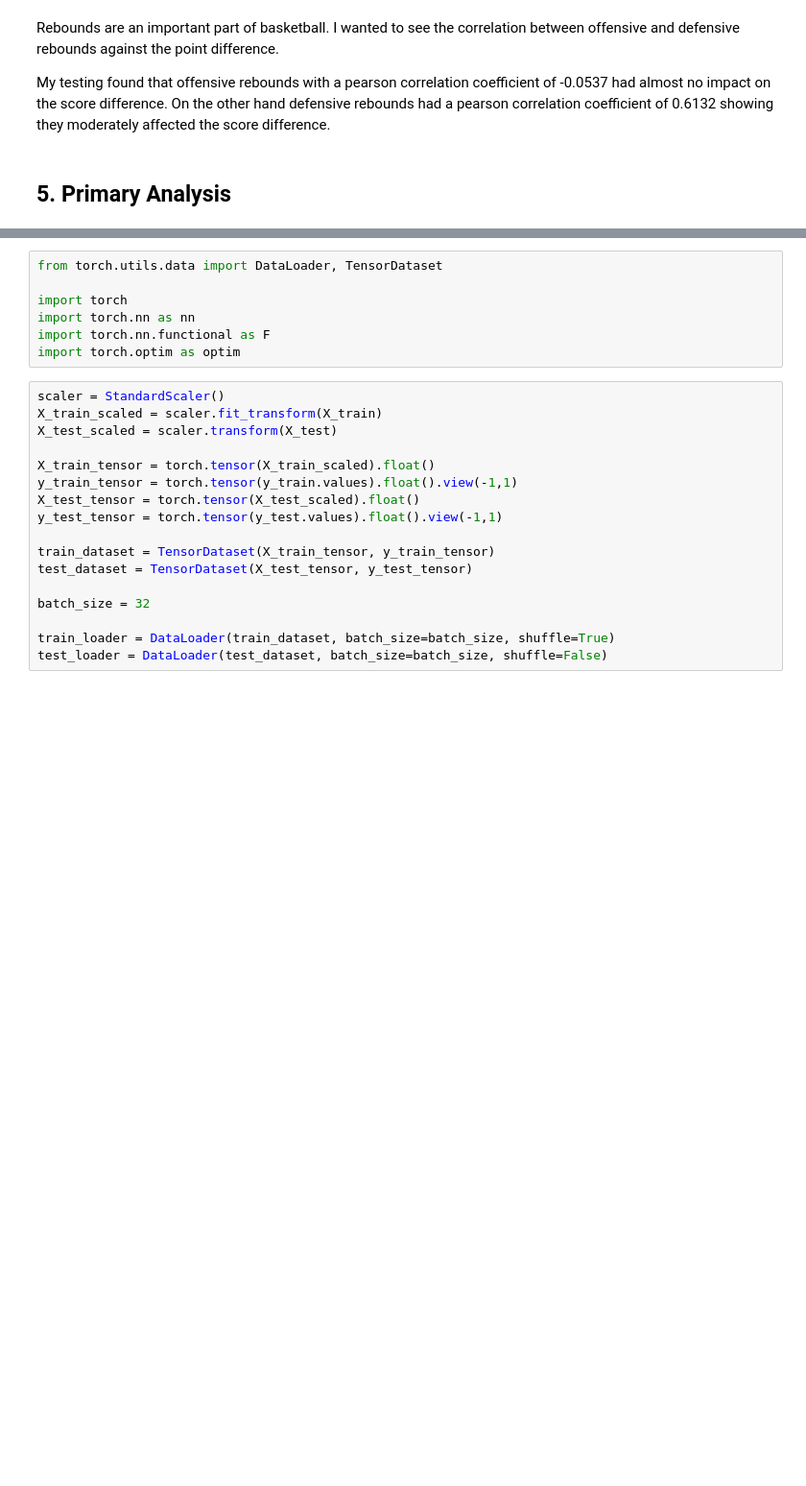
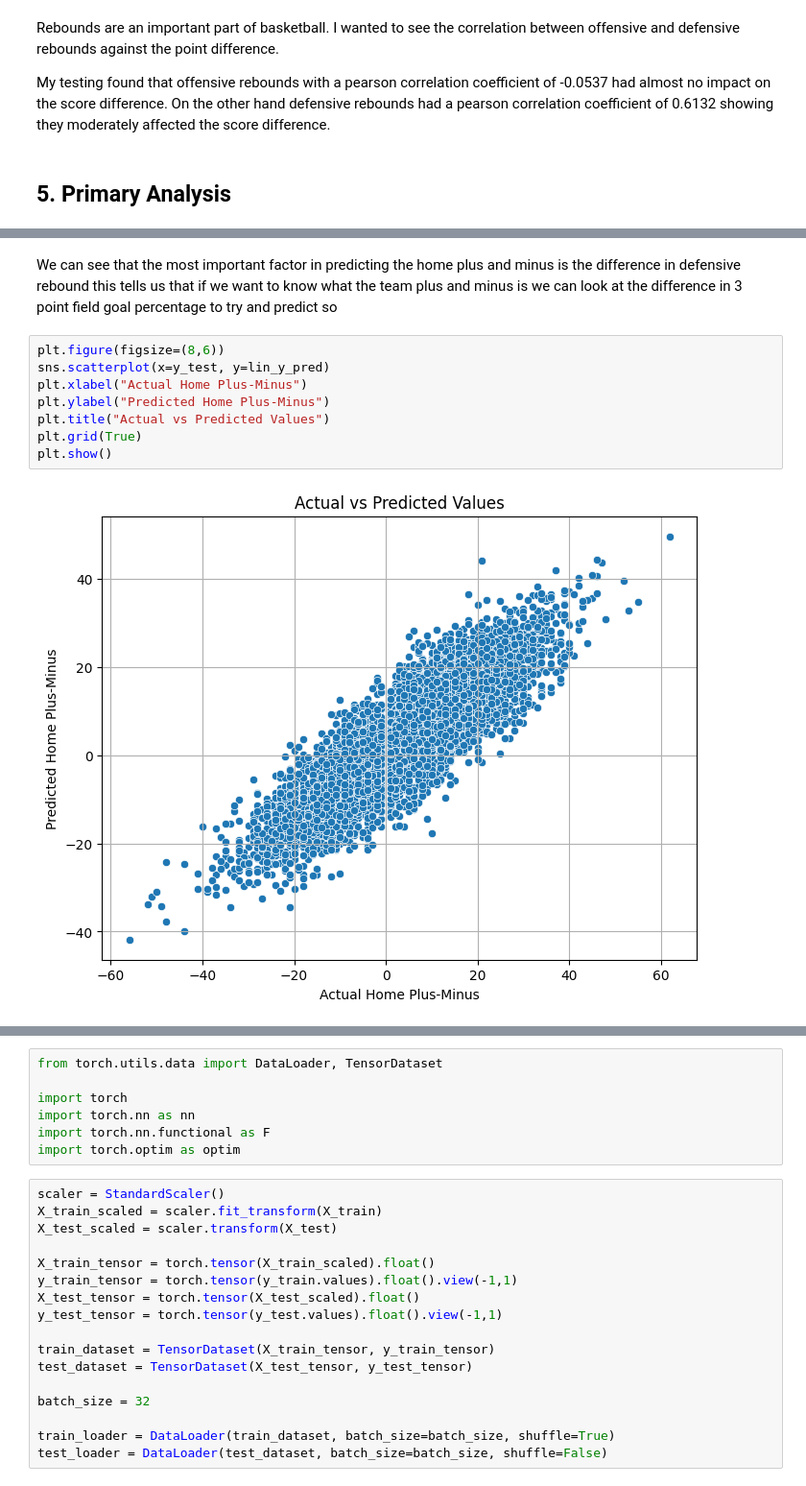
Before and after one commit to dangelakos/CMSC320-FinalProject-NBA, a Jupyter notebook: CMSC320NBAProject.ipynb, the cells around one changed output, grey strips where cells are left out. Shown at 96% size. Cells and saved outputs as stored; diff of their text form; blank space fills up the shorter version.

```diff
--- a/CMSC320NBAProject.ipynb
+++ b/CMSC320NBAProject.ipynb
@@ -264,0 +308,12 @@ R2 for Gradient Boosting Regression: 0.689
+# %% [markdown]
+We can see that the most important factor in predicting the home plus and minus is the difference in defensive rebound this tells us that if we want to know what the team plus and minus is we can look at the difference in 3 point field goal percentage to try and predict so
+# %%
+plt.figure(figsize=(8,6))
+sns.scatterplot(x=y_test, y=lin_y_pred)
+plt.xlabel("Actual Home Plus-Minus")
+plt.ylabel("Predicted Home Plus-Minus")
+plt.title("Actual vs Predicted Values")
+plt.grid(True)
+plt.show()
+# %% [output]
+[figure, added]
```
Also changed, not shown: parts of 17 cells of this notebook.
